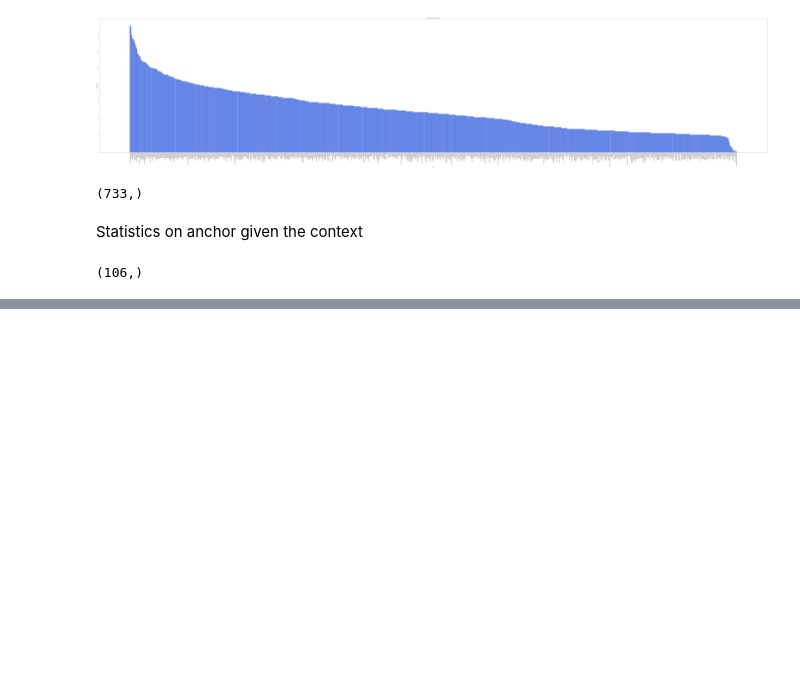
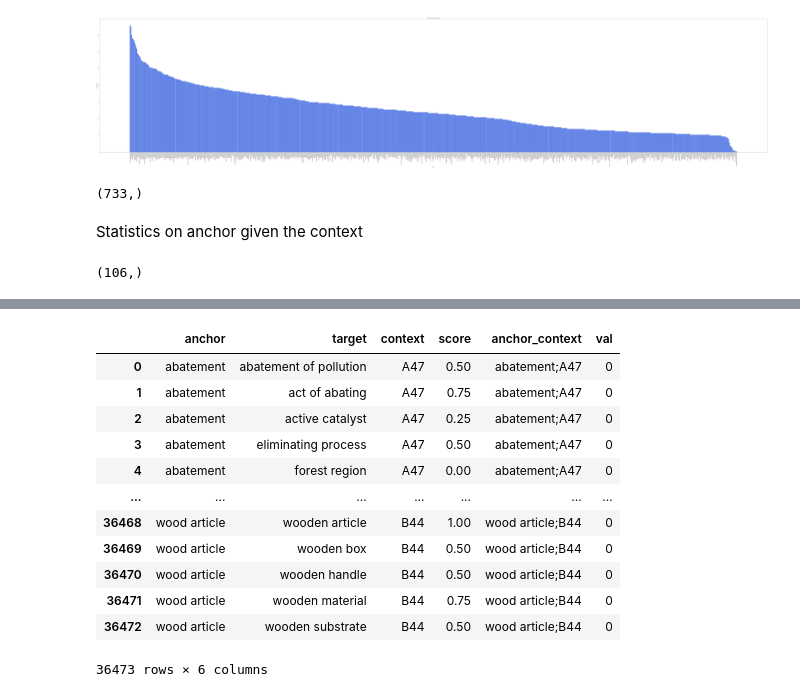
Before and after one commit to Pamasi/phrase_matching_ltn, a Jupyter notebook: data_analysis.ipynb, the cells around one changed output, grey strips where cells are left out. Cells and saved outputs as stored; diff of their text form; code cells hidden in the pictures; blank space fills up the shorter version.

```diff
--- a/data_analysis.ipynb
+++ b/data_analysis.ipynb
@@ -24,0 +9,4 @@ df
+# %%
+path = 'data/raw/train.csv'
+df = pd.read_csv(path, usecols=['anchor', 'target', 'context', 'score'])
+df
@@ -24,0 +29,28 @@ df
+# %%
+def stats_field(field):
+    print('-------------------------------------------------')
+    max_length = field.apply(lambda s: len(s)).max()
+    min_length = field.apply(lambda s: len(s)).min()
+
+    print(f'min:{min_length}\tmax:{max_length}')
+
+    # sanity check
+    idx_min = field.apply(lambda s: len(s)).idxmin()
+
+
+    idx_max = field.apply(lambda s: len(s)).idxmax()
+    print(f'min_val:{field[idx_min]}\tmin_val:{field[idx_max]}')
+
+    max_length = field.apply(lambda s: len(s)).max()
+    min_length = field.apply(lambda s: len(s)).min()
+
+    print(f'min:{min_length}\tmax:{max_length}')
+    print('-------------------------------------------------')
+
+
+target = df['target'].astype(str)
+stats_field(target)
+
+df['anchor_context'] = df.apply(lambda row: row['anchor']+ ';'+ row['context'], axis=1)
+a_context= df['anchor_context'].astype(str)
+stats_field(a_context)
@@ -92,0 +177,18 @@ Text(0.5, 1.0, "Distribution of context's anchor")
+# %%
+df['val']=0
+tmp =df_grouped.indices
+df
+# %% [output]
+|  | anchor | target | context | score | anchor_context | val |
+| 0 | abatement | abatement of pollution | A47 | 0.50 | abatement;A47 | 0 |
+| 1 | abatement | act of abating | A47 | 0.75 | abatement;A47 | 0 |
+| 2 | abatement | active catalyst | A47 | 0.25 | abatement;A47 | 0 |
+| 3 | abatement | eliminating process | A47 | 0.50 | abatement;A47 | 0 |
+| 4 | abatement | forest region | A47 | 0.00 | abatement;A47 | 0 |
+| ... | ... | ... | ... | ... | ... | ... |
+| 36468 | wood article | wooden article | B44 | 1.00 | wood article;B44 | 0 |
+| 36469 | wood article | wooden box | B44 | 0.50 | wood article;B44 | 0 |
+| 36470 | wood article | wooden handle | B44 | 0.50 | wood article;B44 | 0 |
+| 36471 | wood article | wooden material | B44 | 0.75 | wood article;B44 | 0 |
+| 36472 | wood article | wooden substrate | B44 | 0.50 | wood article;B44 | 0 |
+36473 rows × 6 columns
```
Also changed, not shown: parts of 18 cells of this notebook.
